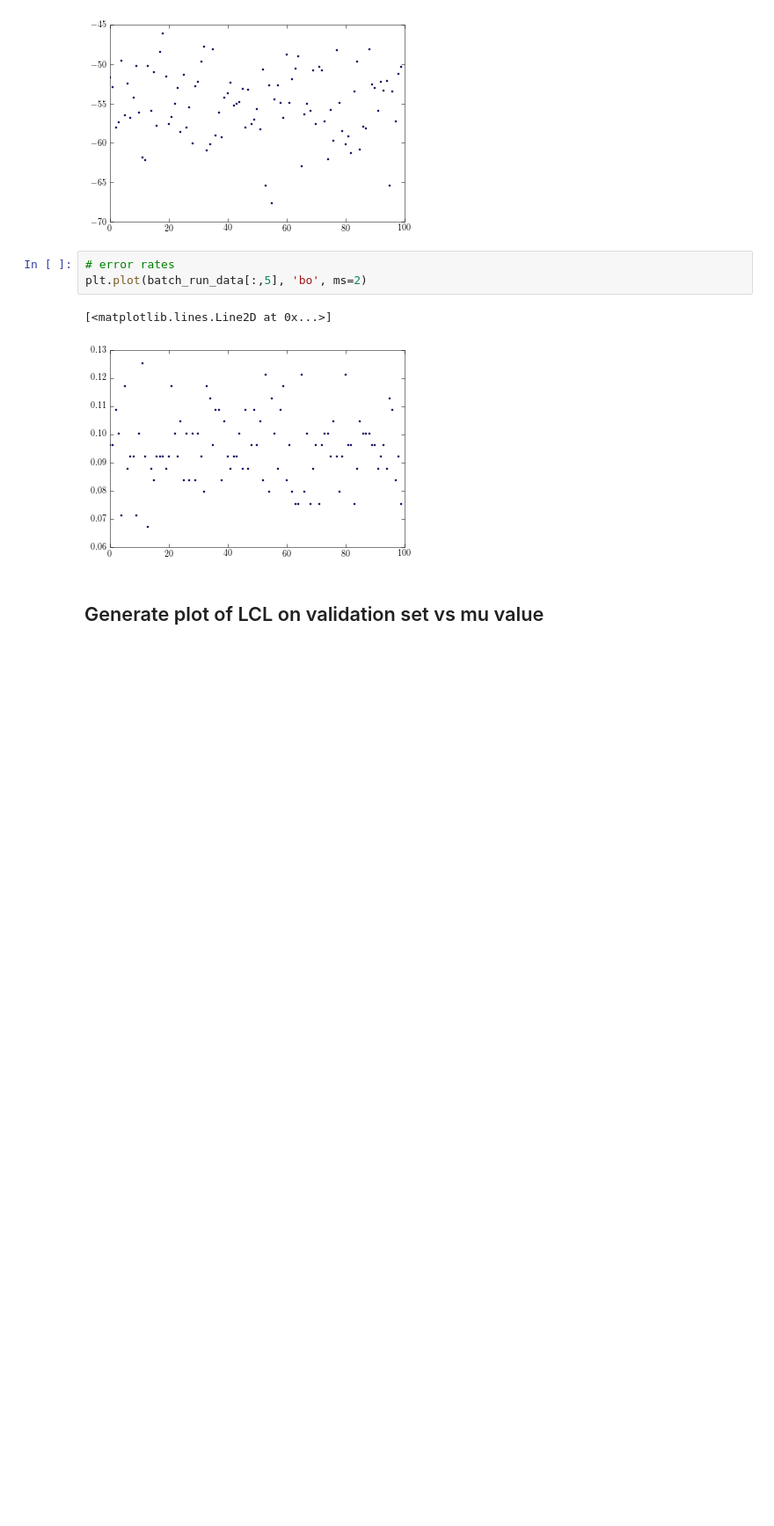
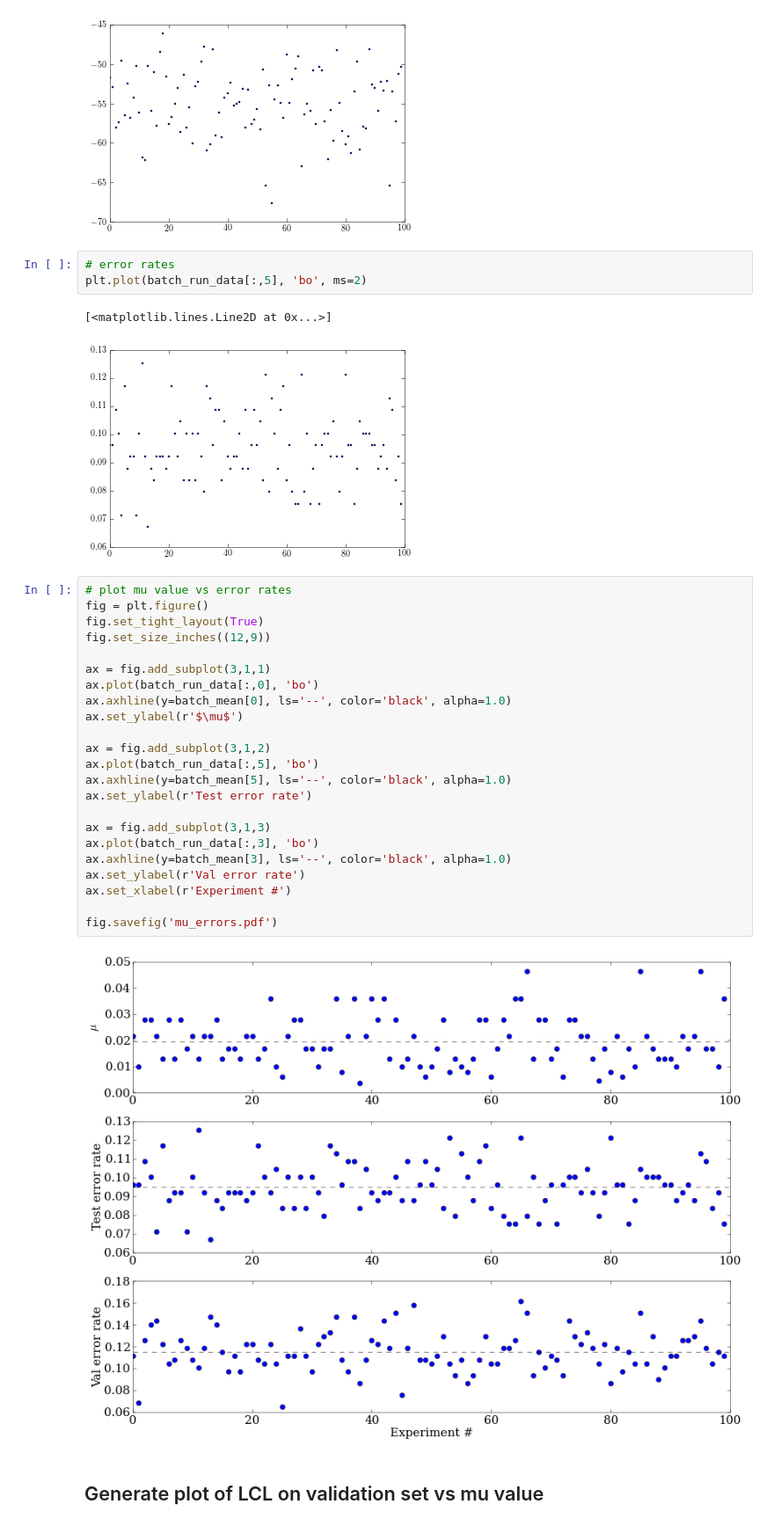
Before and after one commit to paulrozdeba/CS250B, a Jupyter notebook: hw1/sgd_code/sgd_analysis.ipynb, the cells around one changed output. Shown: that part at 88% size. Drawn from its saved outputs; the diff is of its cells as text; blank space fills up the shorter version.

```diff
--- a/hw1/sgd_code/sgd_analysis.ipynb
+++ b/hw1/sgd_code/sgd_analysis.ipynb
@@ -49,5 +53,30 @@ plt.plot(batch_run_data[:,5], 'bo', ms=2)
 # %% [output]
 [<matplotlib.lines.Line2D at 0x...>]
 [figure]
+# %%
+# plot mu value vs error rates
+fig = plt.figure()
+fig.set_tight_layout(True)
+fig.set_size_inches((12,9))
+
+ax = fig.add_subplot(3,1,1)
+ax.plot(batch_run_data[:,0], 'bo')
+ax.axhline(y=batch_mean[0], ls='--', color='black', alpha=1.0)
+ax.set_ylabel(r'$\mu$')
+
+ax = fig.add_subplot(3,1,2)
+ax.plot(batch_run_data[:,5], 'bo')
+ax.axhline(y=batch_mean[5], ls='--', color='black', alpha=1.0)
+ax.set_ylabel(r'Test error rate')
+
+ax = fig.add_subplot(3,1,3)
+ax.plot(batch_run_data[:,3], 'bo')
+ax.axhline(y=batch_mean[3], ls='--', color='black', alpha=1.0)
+ax.set_ylabel(r'Val error rate')
+ax.set_xlabel(r'Experiment #')
+
+fig.savefig('mu_errors.pdf')
+# %% [output]
+[figure, added]
 # %% [markdown]
 ## Generate plot of LCL on validation set vs mu value
```
Also changed, not shown: parts of 2 cells of this notebook, 1 other file.
